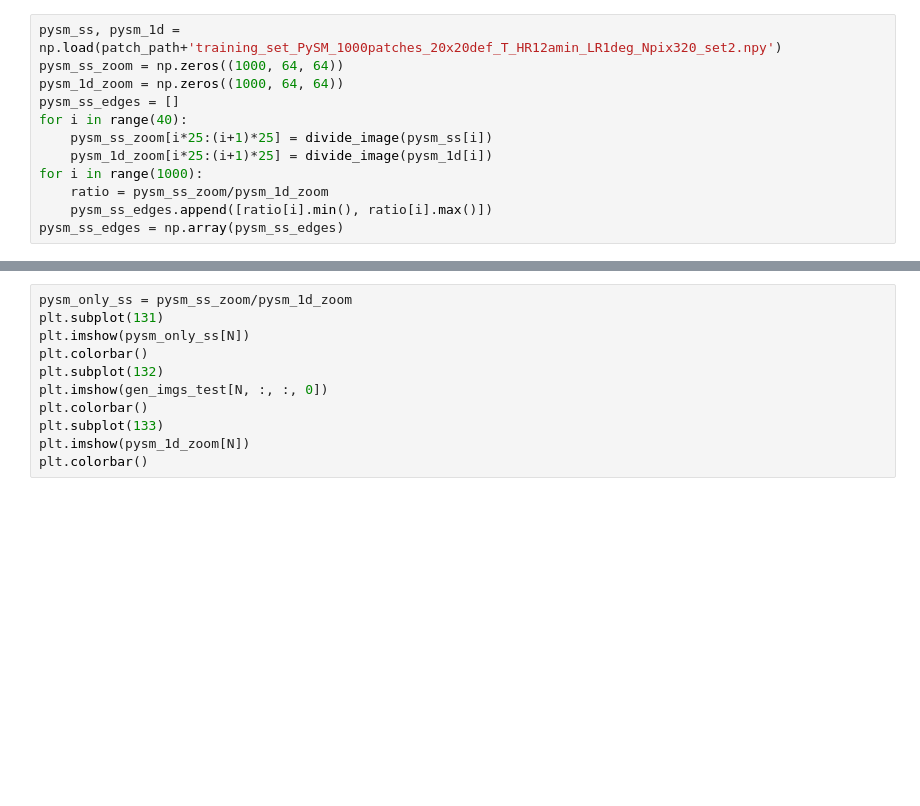
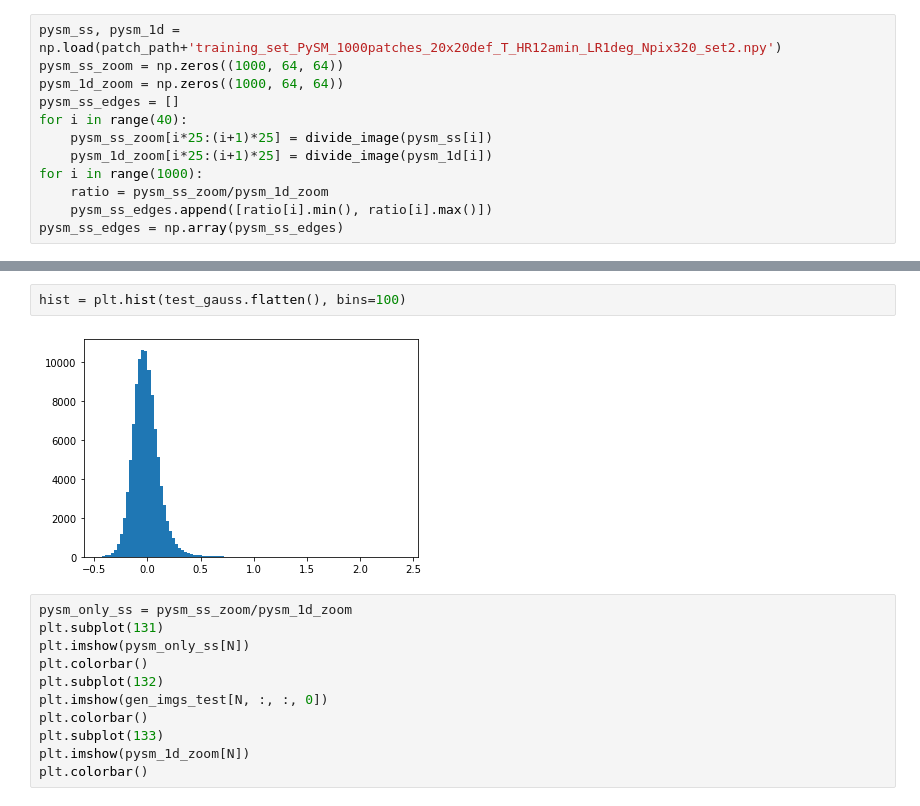
Before and after one commit to ai4cmb/ForSE, a Jupyter notebook: forse/notebooks/temp/test_on_pysm.ipynb, the cells around one changed output, grey strips where cells are left out. Cells and saved outputs as stored; diff of their text form; blank space fills up the shorter version.

```diff
--- a/forse/notebooks/temp/test_on_pysm.ipynb
+++ b/forse/notebooks/temp/test_on_pysm.ipynb
@@ -125,3 +122,7 @@ pysm_ss_edges = np.array(pysm_ss_edges)
+# %%
+hist = plt.hist(test_gauss.flatten(), bins=100)
+# %% [output]
+[figure, added]
 # %%
 pysm_only_ss = pysm_ss_zoom/pysm_1d_zoom
 plt.subplot(131)
```
Also changed, not shown: parts of 10 cells of this notebook, 2 other files.
